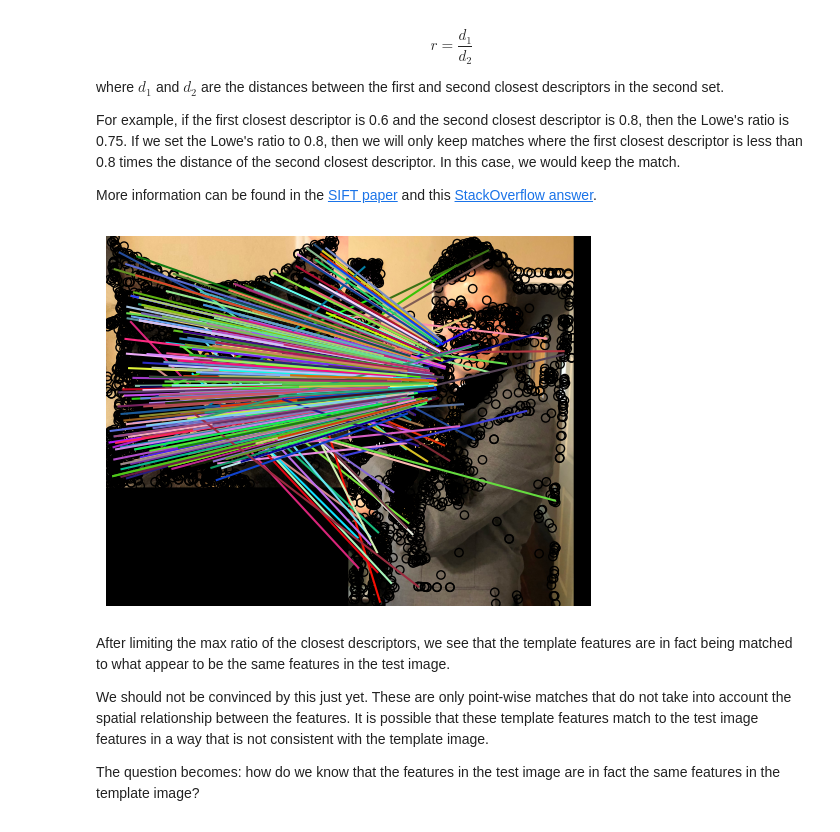
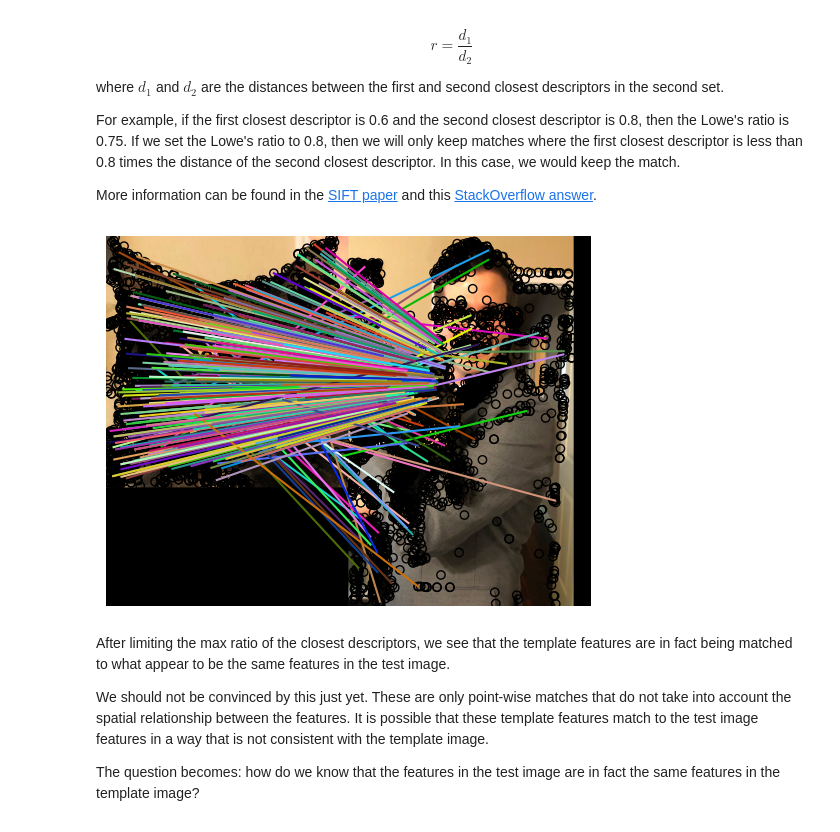
Before and after one commit to ajdillhoff/CSE4310, a Jupyter notebook: feature_matching.ipynb, the cells around one changed output. Cells and saved outputs as stored; diff of their text form; code cells hidden in the pictures.

```diff
--- a/feature_matching.ipynb
+++ b/feature_matching.ipynb
@@ -67,14 +65,14 @@ More information can be found in the [SIFT paper](http://www.cs.ubc.ca/~lowe/pap
 # %%
 # Match descriptors between img1 and img2
 matches12 = match_descriptors(descriptors1, descriptors2, cross_check=True, max_ratio=0.8)
 
 # Display matches
 fig, ax = plt.subplots()
-plot_matches(ax, img1, img2, keypoints1, keypoints2, matches12)
+plot_matched_features(img1, img2, keypoints0=keypoints1, keypoints1=keypoints2, matches=matches12, ax=ax)
 ax.axis('off')
 plt.show()
 # %% [output]
-[figure, old version]
+[figure, new version]
 # %% [markdown]
 After limiting the max ratio of the closest descriptors, we see that the template features are in fact being matched to what appear to be the same features in the test image.
 
```
Also changed, not shown: parts of 6 cells of this notebook.
